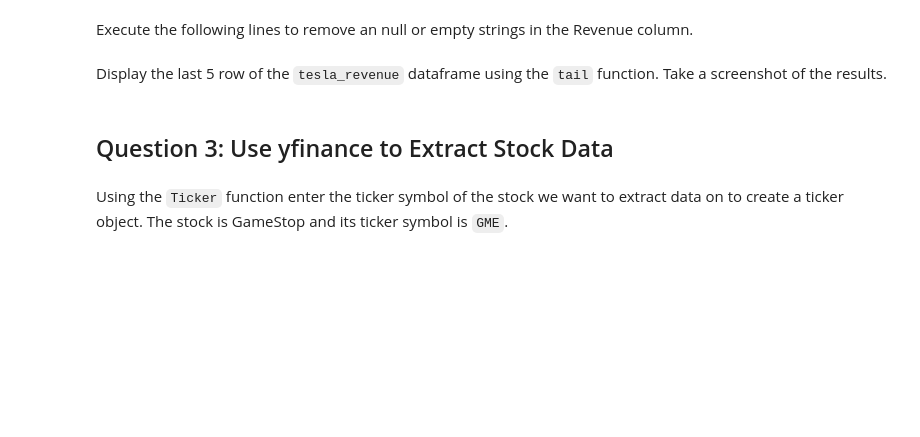
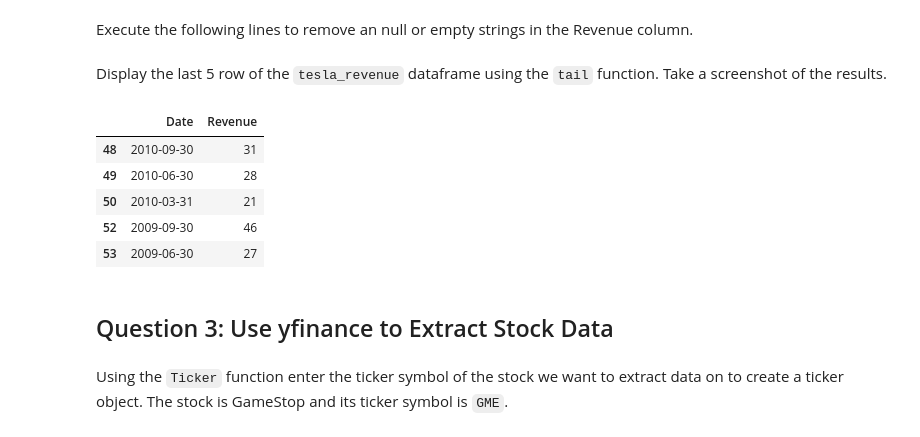
Before and after one commit to AL3J0DC/Data-Science-Cert-Repo, a Jupyter notebook: Labs/Telsa_Gamestop_Stock.ipynb, the cells around one changed output. Saved outputs shown, nothing was run; the diff lists cells and outputs as text; code cells hidden in the pictures; blank space fills up the shorter version.

````diff
--- a/Labs/Telsa_Gamestop_Stock.ipynb
+++ b/Labs/Telsa_Gamestop_Stock.ipynb
@@ -111,4 +118,6 @@ NameError: name 'tesla_data' is not defined
 # %% [markdown]
 Use the `requests` library to download the webpage https://cf-courses-data.s3.us.cloud-object-storage.appdomain.cloud/IBMDeveloperSkillsNetwork-PY0220EN-SkillsNetwork/labs/project/revenue.htm Save the text of the response as a variable named `html_data`.
 # %%
-URL = "https://cf-courses-data.s3.us.cloud-object-storage.appdomain.cloud/IBMDeveloperSkillsNetwork-PY0220EN-SkillsNetwork/labs/project/revenue.htm "
+URL = "https://cf-courses-data.s3.us.cloud-object-storage.appdomain.cloud/IBMDeveloperSkillsNetwork-PY0220EN-SkillsNetwork/labs/project/revenue.htm"
+html_data = requests.get(URL).text
+html_data
@@ -115,5 +126,7 @@ URL = "https://cf-courses-data.s3.us.cloud-object-storage.appdomain.cloud/IBMDev
 # %% [markdown]
 Parse the html data using `beautiful_soup`.
+# %%
+soup = BeautifulSoup(html_data,'html.parser')
 # %% [markdown]
 Using `BeautifulSoup` or the `read_html` function extract the table with `Tesla Revenue` and store it into a dataframe named `tesla_revenue`. The dataframe should have columns `Date` and `Revenue`.
 # %% [markdown]
@@ -131,6 +144,13 @@ We are focusing on quarterly revenue in the lab.
 ```
 
 </details>
+# %%
+tesla_revenue = pd.DataFrame(columns=['Date','Revenue'])
+for row in soup.find_all("tbody")[1].find_all('tr'): #must use index[1] cause there are 2 tables.
+    col = row.find_all('td')
+    date = col[0].text
+    rev = col[1].text
+    tesla_revenue = tesla_revenue.append({'Date':date,'Revenue':rev},ignore_index=True)
 # %% [markdown]
 Execute the following line to remove the comma and dollar sign from the `Revenue` column.
 # %%
@@ -143,6 +163,15 @@ tesla_revenue.dropna(inplace=True)
 tesla_revenue = tesla_revenue[tesla_revenue['Revenue'] != ""]
 # %% [markdown]
 Display the last 5 row of the `tesla_revenue` dataframe using the `tail` function. Take a screenshot of the results.
+# %%
+tesla_revenue.tail()
+# %% [output]
+|  | Date | Revenue |
+| 48 | 2010-09-30 | 31 |
+| 49 | 2010-06-30 | 28 |
+| 50 | 2010-03-31 | 21 |
+| 52 | 2009-09-30 | 46 |
+| 53 | 2009-06-30 | 27 |
 # %% [markdown]
 ## Question 3: Use yfinance to Extract Stock Data
 # %% [markdown]
````
Also changed, not shown: parts of 13 cells of this notebook.
